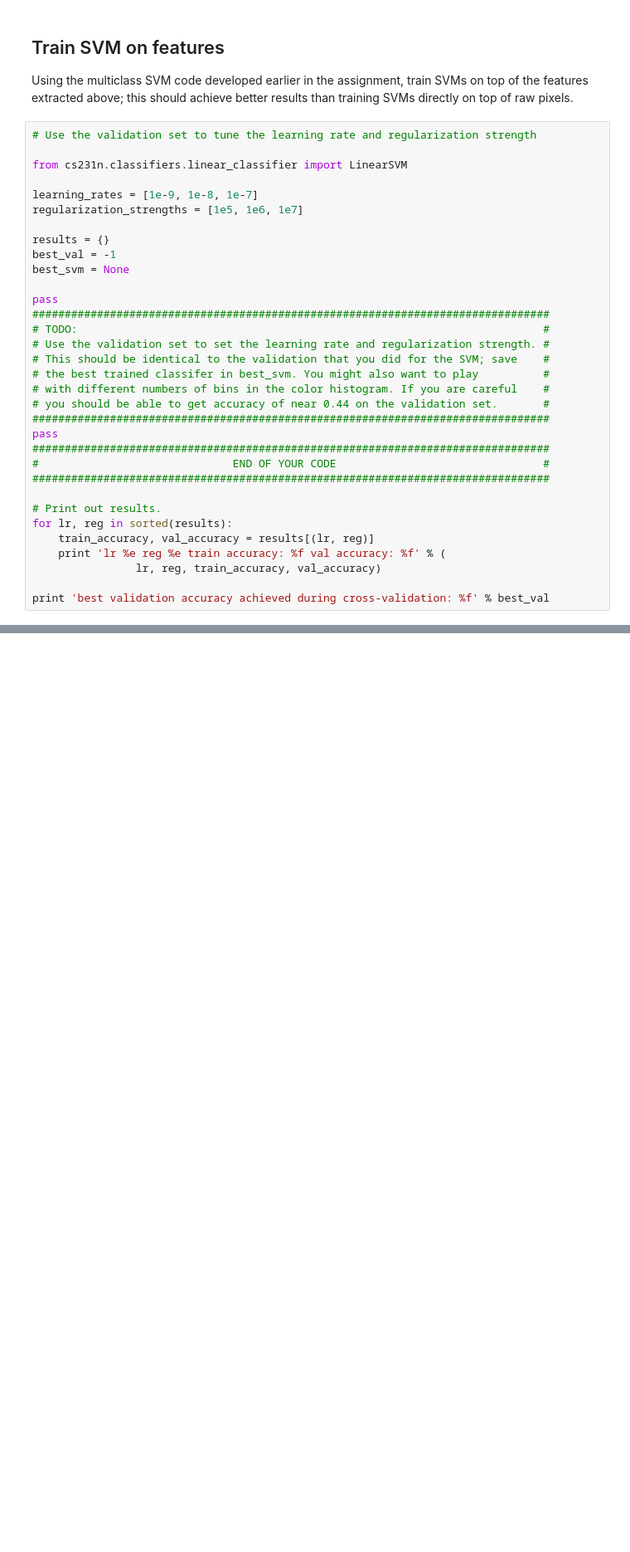
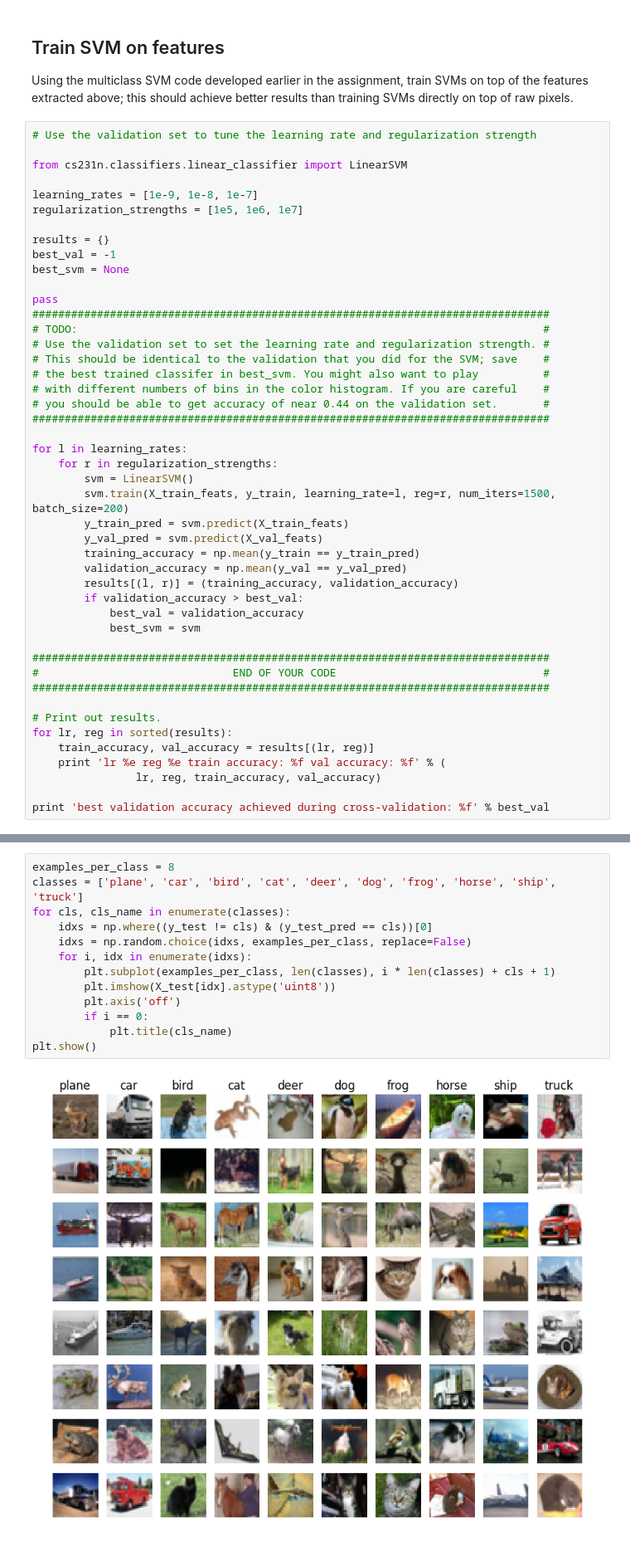
Before and after one commit to corenel/CS231n, a Jupyter notebook: assignment1/features.ipynb, the cells around one changed output, grey strips where cells are left out. Shown at 83% size. Saved outputs shown, nothing was run; the diff lists cells and outputs as text; blank space fills up the shorter version.

```diff
--- a/assignment1/features.ipynb
+++ b/assignment1/features.ipynb
@@ -114,7 +130,20 @@ pass
 # with different numbers of bins in the color histogram. If you are careful    #
 # you should be able to get accuracy of near 0.44 on the validation set.       #
 ################################################################################
-pass
+
+for l in learning_rates:
+    for r in regularization_strengths:
+        svm = LinearSVM()
+        svm.train(X_train_feats, y_train, learning_rate=l, reg=r, num_iters=1500, batch_size=200)
+        y_train_pred = svm.predict(X_train_feats)
+        y_val_pred = svm.predict(X_val_feats)
+        training_accuracy = np.mean(y_train == y_train_pred)
+        validation_accuracy = np.mean(y_val == y_val_pred)
+        results[(l, r)] = (training_accuracy, validation_accuracy)
+        if validation_accuracy > best_val:
+            best_val = validation_accuracy
+            best_svm = svm
+
 ################################################################################
 #                              END OF YOUR CODE                                #
 ################################################################################
@@ -188,3 +281,18 @@ print test_acc
+# %%
+examples_per_class = 8
+classes = ['plane', 'car', 'bird', 'cat', 'deer', 'dog', 'frog', 'horse', 'ship', 'truck']
+for cls, cls_name in enumerate(classes):
+    idxs = np.where((y_test != cls) & (y_test_pred == cls))[0]
+    idxs = np.random.choice(idxs, examples_per_class, replace=False)
+    for i, idx in enumerate(idxs):
+        plt.subplot(examples_per_class, len(classes), i * len(classes) + cls + 1)
+        plt.imshow(X_test[idx].astype('uint8'))
+        plt.axis('off')
+        if i == 0:
+            plt.title(cls_name)
+plt.show()
+# %% [output]
+[figure, added]
 # %% [markdown]
 # Bonus: Design your own features!
 
```
Also changed, not shown: parts of 10 cells of this notebook.
